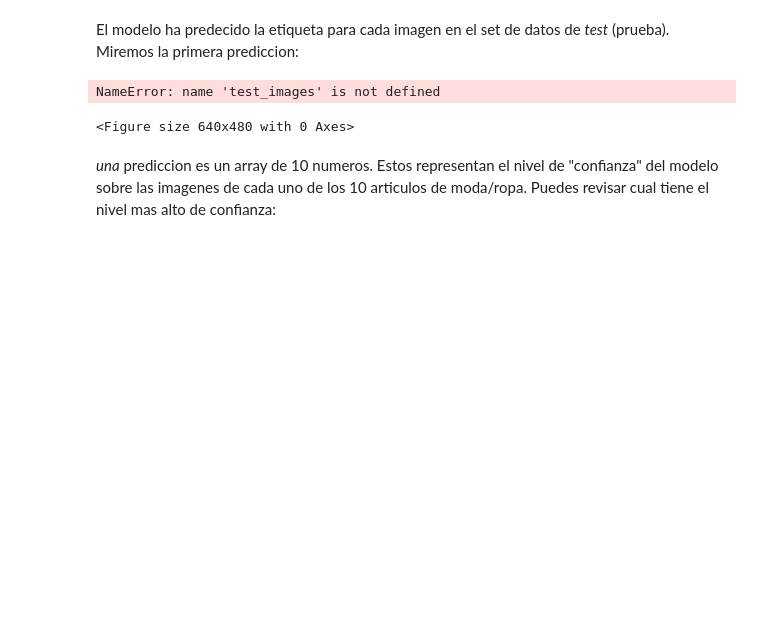
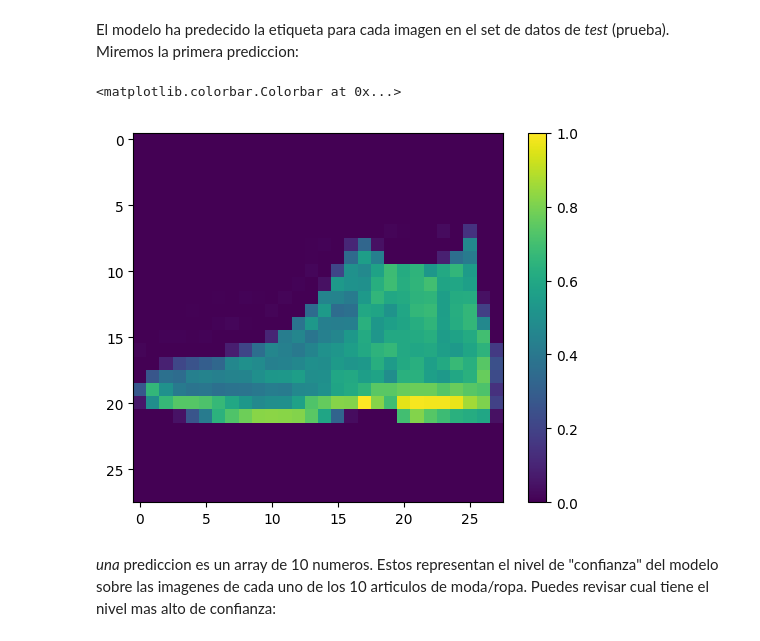
Before and after one commit to HK-Mx/REPO_TRABAJO, a Jupyter notebook: 4-Deep_Learning/1-Intro Deep Learning/ejercicios/Deep Learning classification.ipynb, the cells around one changed output. Cells and saved outputs as stored; diff of their text form; code cells hidden in the pictures; blank space fills up the shorter version.

```diff
--- a/4-Deep_Learning/1-Intro Deep Learning/ejercicios/Deep Learning classification.ipynb
+++ b/4-Deep_Learning/1-Intro Deep Learning/ejercicios/Deep Learning classification.ipynb
@@ -307,11 +320,11 @@ array([8.7263544e-08, 2.3105388e-06, 8.3171486e-10, 2.9842522e-07,
 El modelo ha predecido la etiqueta para cada imagen en el set de datos de *test* (prueba). Miremos la primera prediccion:
 # %%
 plt.figure()
-plt.imshow(test_images[0])
+plt.imshow(X_test[0])
 plt.colorbar()
 # %% [output]
-NameError: name 'test_images' is not defined
+<matplotlib.colorbar.Colorbar at 0x...>
-<Figure size 640x480 with 0 Axes>
+[figure, added]
 # %% [markdown]
 *una* prediccion es un array de 10 numeros. Estos representan el nivel de "confianza" del modelo sobre las imagenes de cada uno de los 10 articulos de moda/ropa. Puedes revisar cual tiene el nivel mas alto de confianza:
 # %%
```
Also changed, not shown: parts of 14 cells of this notebook, 6 other files.
